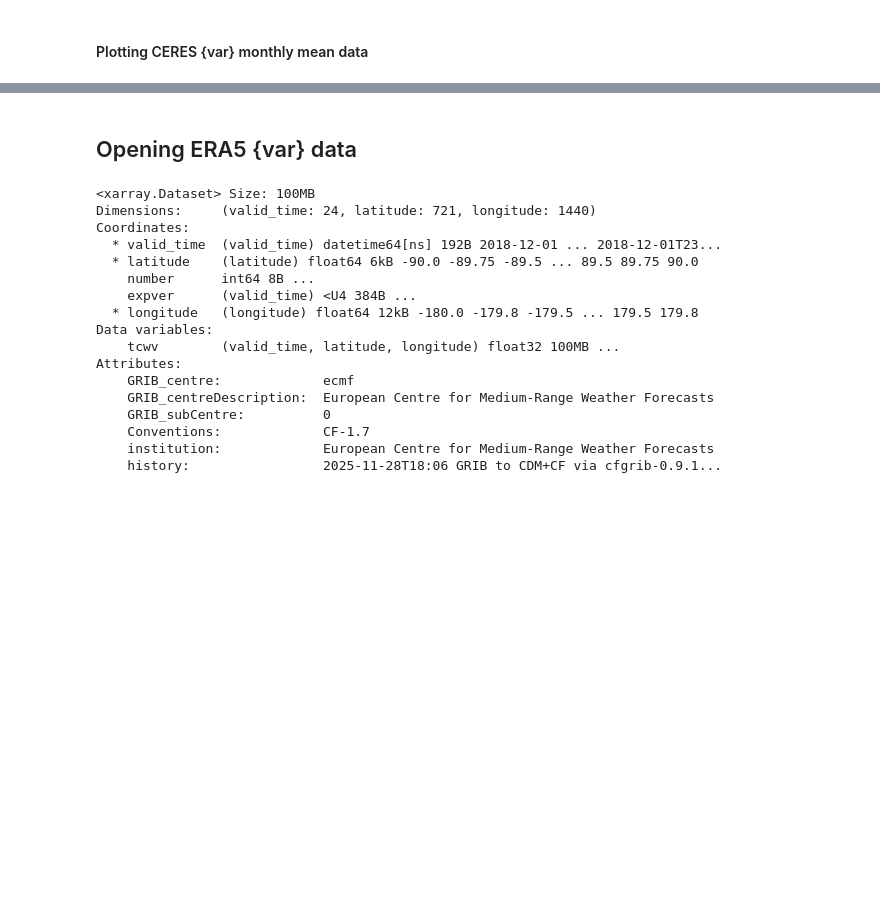
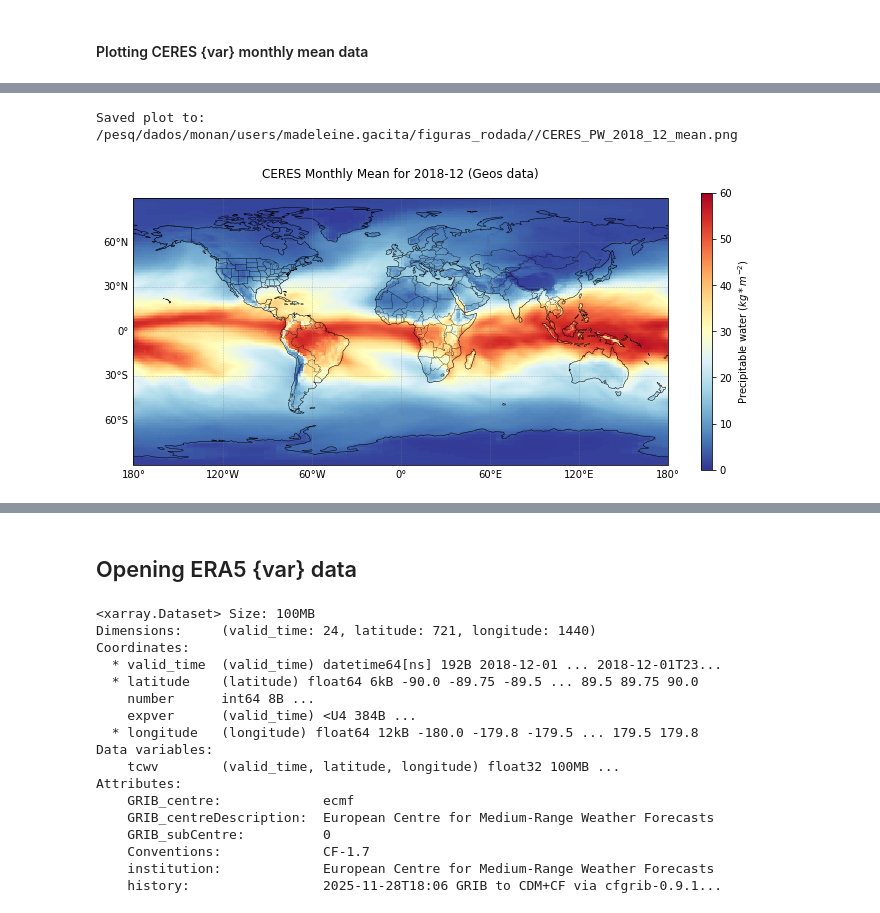
Before and after one commit to msgacita/scripts_download_process_plot, a Jupyter notebook: radiation/compare_PW.ipynb, the cells around one changed output, grey strips where cells are left out. Saved outputs shown, nothing was run; the diff lists cells and outputs as text; code cells hidden in the pictures; blank space fills up the shorter version.

```diff
--- a/radiation/compare_PW.ipynb
+++ b/radiation/compare_PW.ipynb
@@ -271,14 +304,0 @@ adj_pw shape: (24, 180, 360), dtype: float32
-# %%
-hour_data = sd.select('gmt_hr_index').get()
-CERES_var=water_var_dict[var]['ceres_name']
-CER_data_xa = xr.DataArray(
-    CER_data,  # shape (time, lat, lon)
-    dims=("gmt_hr_index", "lat", "lon"),
-    coords={
-        "gmt_hr_index": hour_data,  # e.g. 0–23 or actual datetime
-        "lat": lat_coords,
-        "lon": lon_coords
-    },
-    name=CERES_var
-)
-print(CER_data_xa)
@@ -429,0 +307,55 @@ Saved plot to: /pesq/dados/monan/users/madeleine.gacita/figuras_rodada//CER_SYN1
+# %%
+fig, ax = plt.subplots(figsize=(10, 8), subplot_kw=dict(projection=ccrs.PlateCarree()))
+
+CER_data_all_time = CER_data_xa.mean(dim='gmt_hr_index')
+
+# Plot the data (sorted by latitude to avoid ValueError)
+if (len(dims)>3 and 5 in dims):
+    im = CER_data_all_time[water_var_dict[var]["ceres_name"]].sel(cloud_layer=5).plot(
+        ax=ax,
+        cmap='RdYlBu_r',
+        vmin=water_var_dict[var]['vmin'],
+        vmax=water_var_dict[var]['vmax'],
+        cbar_kwargs={
+            'shrink': 0.5,  # Make colorbar 70% of the plot height
+            'aspect': 25,   # Control width (higher = thinner)
+            'pad': 0.05,    # Space between plot and colorbar
+            'label': f"{water_var_dict[var]['label']} (${water_var_dict[var]['unit']}$)"
+        }
+    )
+else:
+    im = CER_data_all_time[water_var_dict[var]["ceres_name"]].plot(
+        ax=ax,
+        cmap='RdYlBu_r',
+        vmin=water_var_dict[var]['vmin'],
+        vmax=water_var_dict[var]['vmax'],
+        cbar_kwargs={
+            'shrink': 0.5,  # Make colorbar 70% of the plot height
+            'aspect': 25,   # Control width (higher = thinner)
+            'pad': 0.05,    # Space between plot and colorbar
+            'label': f"{water_var_dict[var]['label']} (${water_var_dict[var]['unit']}$)"
+        }
+    )
+# Add geographic features
+ax.coastlines(linewidth=0.5)
+ax.add_feature(cfeature.BORDERS, linewidth=0.3)
+ax.add_feature(cfeature.STATES, linewidth=0.2)
+
+# Add gridlines with labels
+gl = ax.gridlines(draw_labels=True, linewidth=0.5, color='gray', alpha=0.5, linestyle='--')
+gl.top_labels = False
+gl.right_labels = False
+gl.xlabel_style = {'size': 10}
+gl.ylabel_style = {'size': 10}
+
+# Set title
+ax.set_title(f"CERES Monthly Mean for {year}-{month} (Geos data)", fontsize=12, pad=20)
+
+plt.tight_layout()
+out_png = f"{fig_path}/CERES_{var}_{year}_{month}_mean.png"
+plt.savefig(out_png, dpi=150, bbox_inches='tight')
+
+print(f"Saved plot to: {out_png}")
+# %% [output]
+Saved plot to: /pesq/dados/monan/users/madeleine.gacita/figuras_rodada//CERES_PW_2018_12_mean.png
+[figure, added]
```
Also changed, not shown: parts of 22 cells of this notebook, 9 other files.
